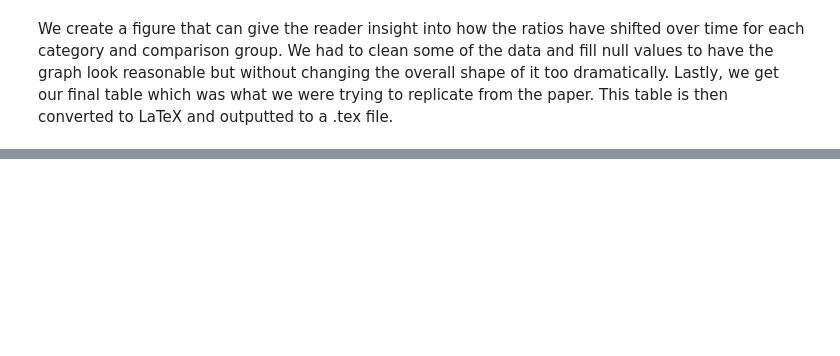
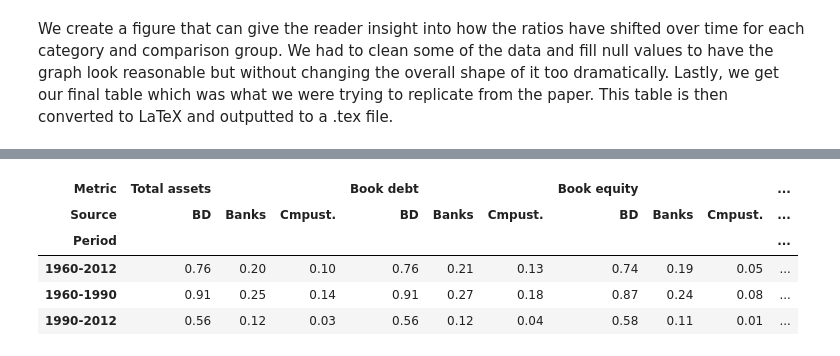
Before and after one commit to xinye-li-katarina/finm-32900-final-project, a Jupyter notebook: src/Walkthrough_table_2.ipynb, the cells around one changed output, grey strips where cells are left out. Drawn from its saved outputs; the diff is of its cells as text; code cells hidden in the pictures; blank space fills up the shorter version.

```diff
--- a/src/Walkthrough_table_2.ipynb
+++ b/src/Walkthrough_table_2.ipynb
@@ -188,0 +260,9 @@ updated_table
+# %%
+formatted_table
+# %% [output]
+| Metric | Total assets |  |  | Book debt |  |  | Book equity |  |  | ... |
+| Source | BD | Banks | Cmpust. | BD | Banks | Cmpust. | BD | Banks | Cmpust. | ... |
+| Period |  |  |  |  |  |  |  |  |  | ... |
+| 1960-2012 | 0.76 | 0.20 | 0.10 | 0.76 | 0.21 | 0.13 | 0.74 | 0.19 | 0.05 | ... |
+| 1960-1990 | 0.91 | 0.25 | 0.14 | 0.91 | 0.27 | 0.18 | 0.87 | 0.24 | 0.08 | ... |
+| 1990-2012 | 0.56 | 0.12 | 0.03 | 0.56 | 0.12 | 0.04 | 0.58 | 0.11 | 0.01 | ... |
```
Also changed, not shown: parts of 9 cells of this notebook, 15 other files.
